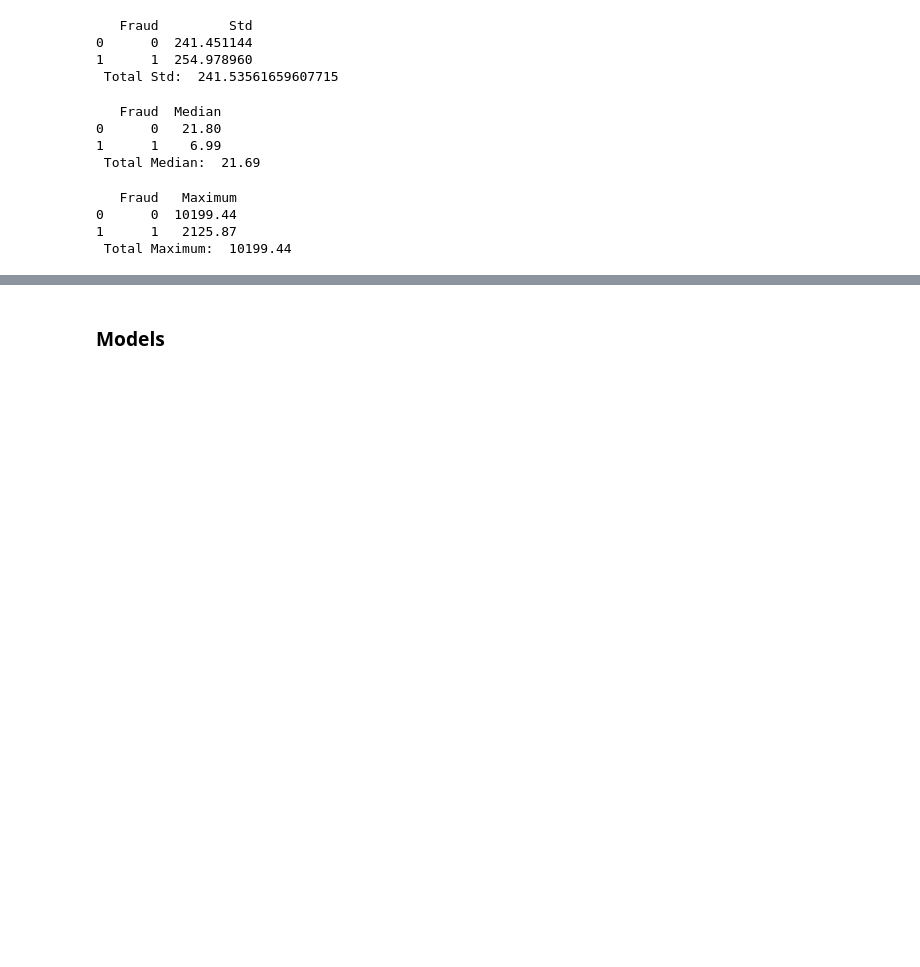
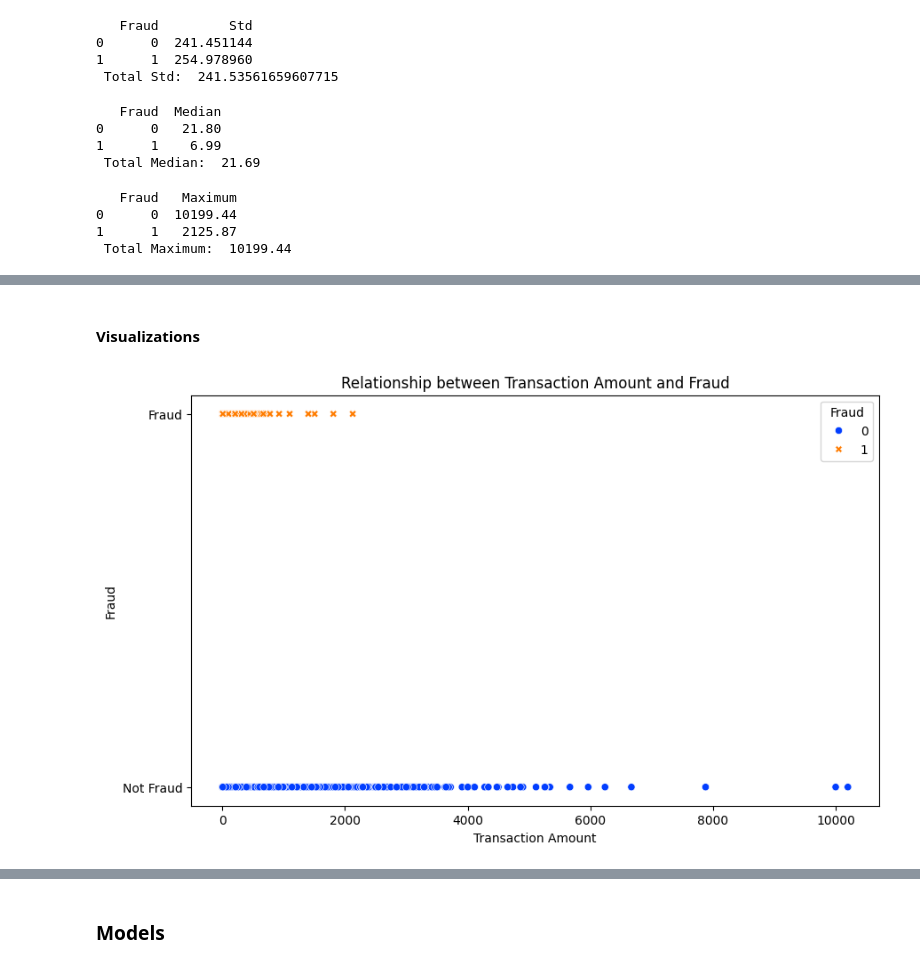
Before and after one commit to CenlingH/CS307-Modeling-and-Learning-DS, a Jupyter notebook: lab/lab6/lab-06.ipynb, the cells around one changed output, grey strips where cells are left out. Drawn from its saved outputs; the diff is of its cells as text; code cells hidden in the pictures; blank space fills up the shorter version.

```diff
--- a/lab/lab6/lab-06.ipynb
+++ b/lab/lab6/lab-06.ipynb
@@ -124,0 +119,13 @@ print(amount_maximum[['Fraud','Maximum']], '\n', 'Total Maximum: ',fraud_train['
+# %% [markdown]
+#### Visualizations
+# %%
+plt.figure(figsize=(10, 6))
+sns.scatterplot(data=fraud_train, x='Amount', y='Fraud',
+                hue='Fraud', style='Fraud', palette='bright')
+plt.title('Relationship between Transaction Amount and Fraud')
+plt.xlabel('Transaction Amount')
+plt.ylabel('Fraud')
+plt.yticks([0, 1], ['Not Fraud', 'Fraud'])
+plt.show()
+# %% [output]
+[figure, added]
```
Also changed, not shown: parts of 29 cells of this notebook, 3 other files.
